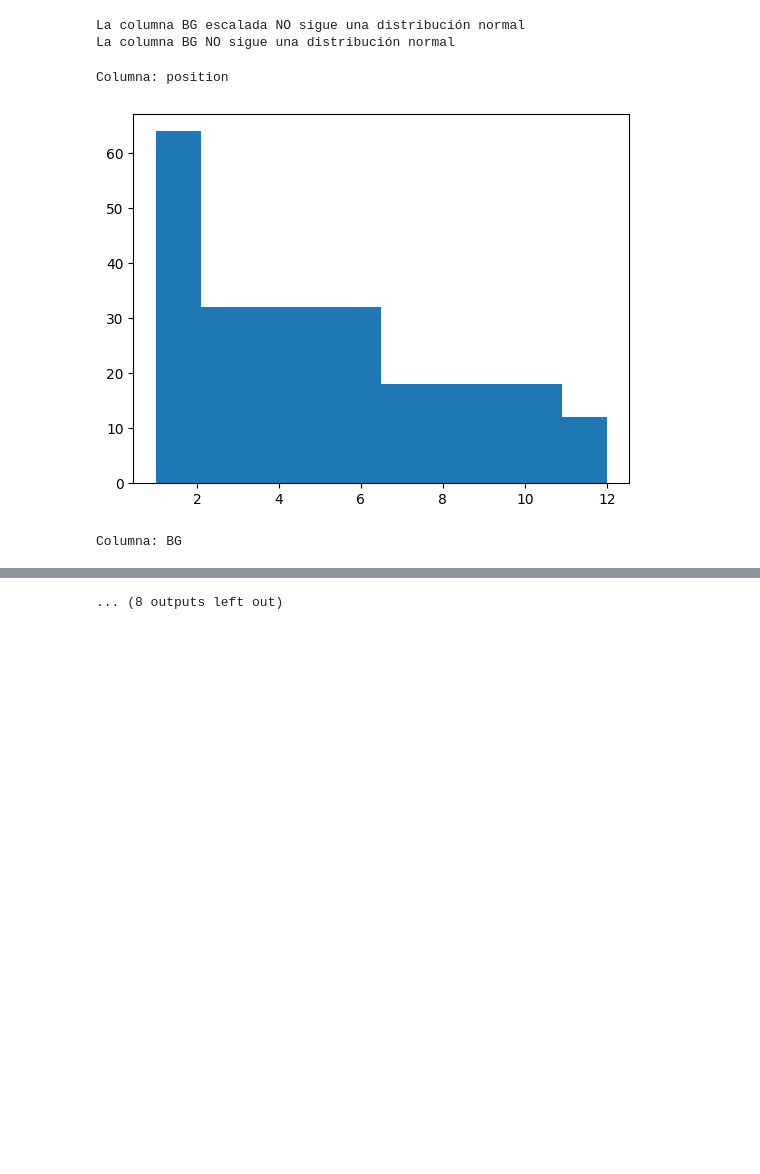
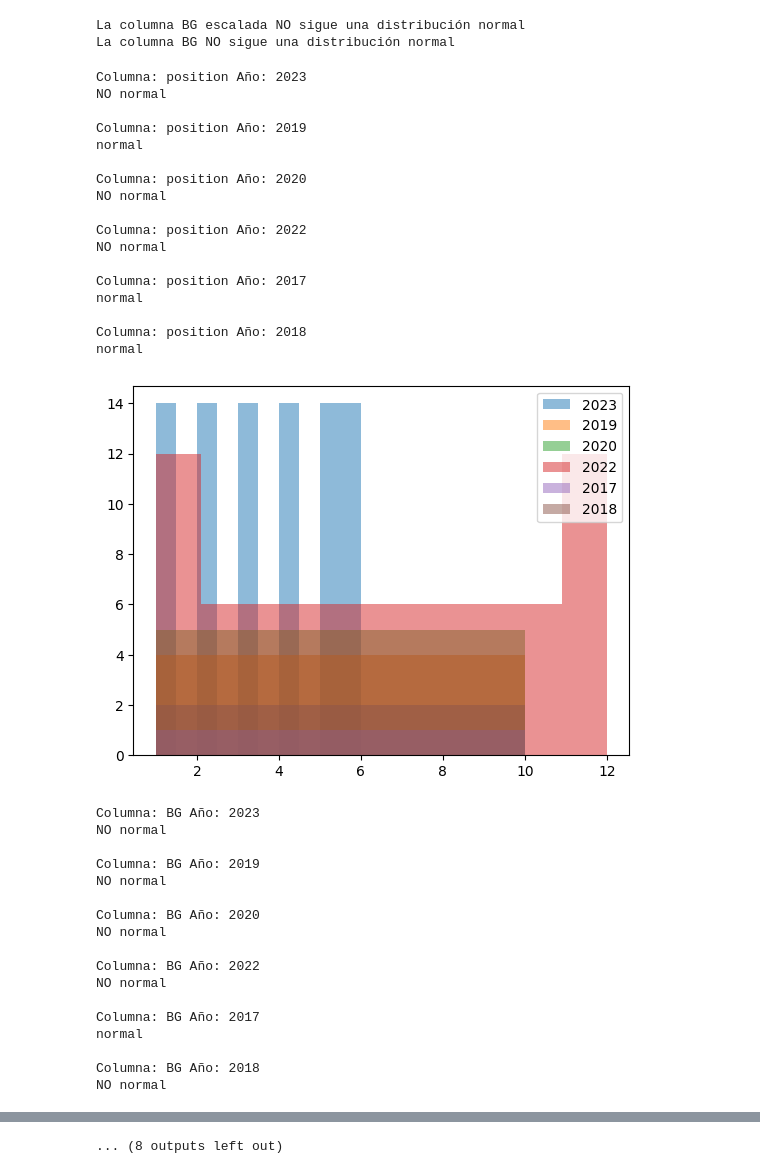
Before and after one commit to Void-CA/FMS, a Jupyter notebook: notebooks/eda.ipynb, the cells around one changed output, grey strips where cells are left out. Cells and saved outputs as stored; diff of their text form; code cells hidden in the pictures; blank space fills up the shorter version.

```diff
--- a/notebooks/eda.ipynb
+++ b/notebooks/eda.ipynb
@@ -332,13 +332,55 @@ else:
 La columna BG escalada NO sigue una distribución normal
 La columna BG NO sigue una distribución normal
 # %%
+fms_scaled["year"] = fms_scaled["year"].replace({"2023A": "2023", "2023B": "2023"})
 for column in fms_scaled.columns:
     if fms_scaled[column].dtype != np.float64 and fms_scaled[column].dtype != np.int64:
-        continue
-    print(f'Columna: {column}')
-    plt.hist(fms_scaled[column])
+            continue
+
+    for year in fms_scaled["year"].unique():
+        print(f'Columna: {column}', f'Año: {year}')
+        data = fms_scaled.query(f"year == '{year}'")[column]
+        if stats.anderson(data).statistic < stats.anderson(data).critical_values[2]:
+            print("normal")
+        else:
+            print("NO normal")
+        print()
+        plt.hist(data, alpha=0.5, label=year)
+    plt.legend()
     plt.show()
 # %% [output]
-Columna: position
+Columna: position Año: 2023
+NO normal
+
+Columna: position Año: 2019
+normal
+
+Columna: position Año: 2020
+NO normal
+
+Columna: position Año: 2022
+NO normal
+
+Columna: position Año: 2017
+normal
+
+Columna: position Año: 2018
+normal
-[figure, old version]
+[figure, new version]
-Columna: BG
+Columna: BG Año: 2023
+NO normal
+
+Columna: BG Año: 2019
+NO normal
+
+Columna: BG Año: 2020
+NO normal
+
+Columna: BG Año: 2022
+NO normal
+
+Columna: BG Año: 2017
+normal
+
+Columna: BG Año: 2018
+NO normal
```
Also changed, not shown: parts of 1 cell of this notebook, 2 other files.
